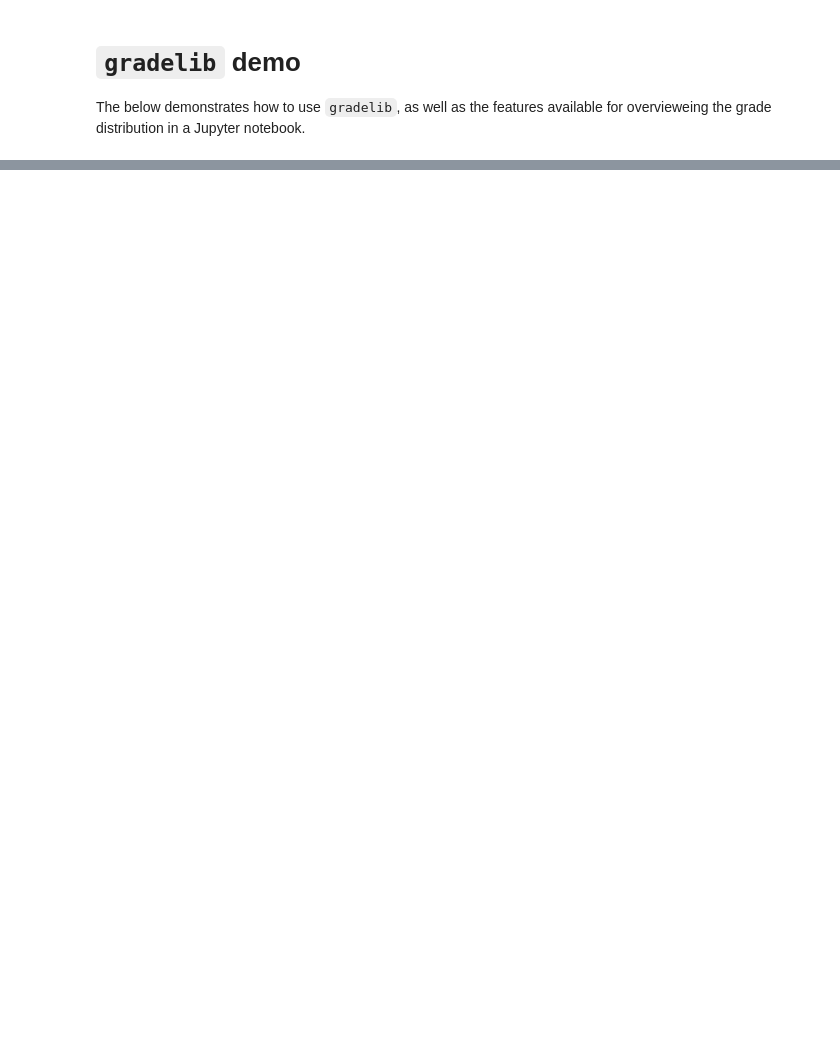
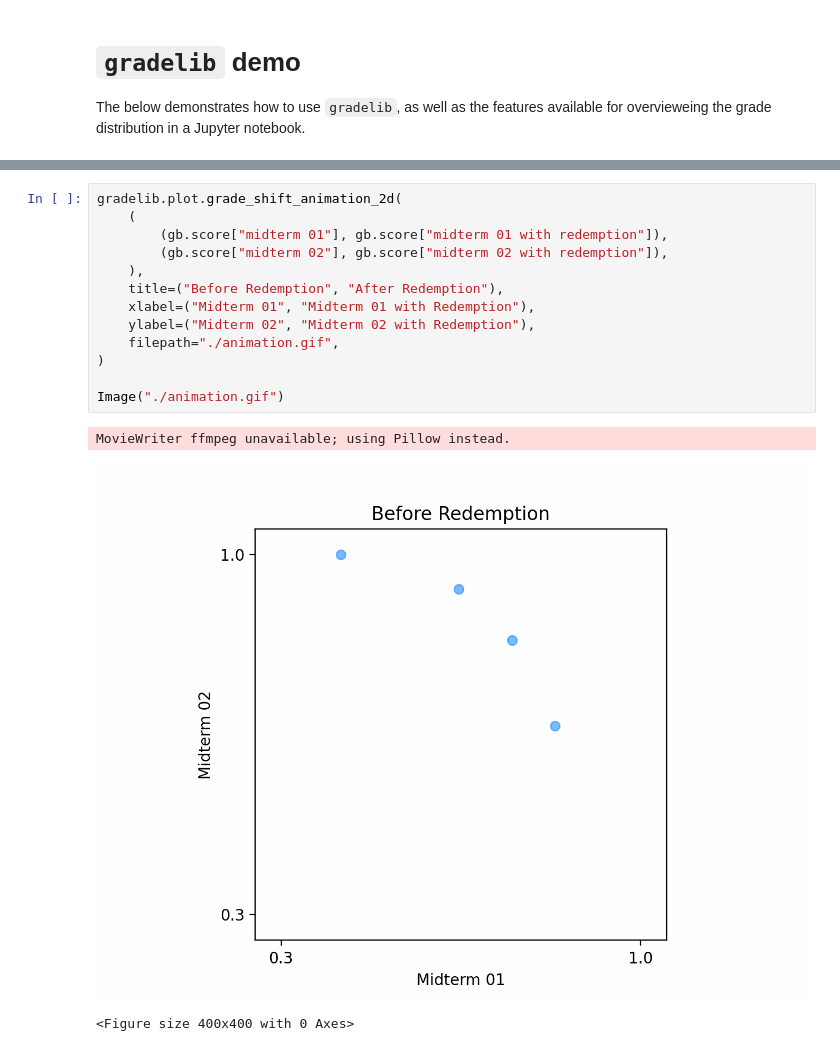
Before and after one commit to eldridgejm/gradelib, a Jupyter notebook: demo/Demo.ipynb, the cells around one changed output, grey strips where cells are left out. Saved outputs shown, nothing was run; the diff lists cells and outputs as text; blank space fills up the shorter version.

```diff
--- a/demo/Demo.ipynb
+++ b/demo/Demo.ipynb
@@ -67,0 +82,17 @@ Individual Outcomes
+# %%
+gradelib.plot.grade_shift_animation_2d(
+    (
+        (gb.score["midterm 01"], gb.score["midterm 01 with redemption"]),
+        (gb.score["midterm 02"], gb.score["midterm 02 with redemption"]),
+    ),
+    title=("Before Redemption", "After Redemption"),
+    xlabel=("Midterm 01", "Midterm 01 with Redemption"),
+    ylabel=("Midterm 02", "Midterm 02 with Redemption"),
+    filepath="./animation.gif",
+)
+
+Image("./animation.gif")
+# %% [output]
+MovieWriter ffmpeg unavailable; using Pillow instead.
+[figure, added]
+<Figure size 400x400 with 0 Axes>
```
Also changed, not shown: parts of 3 cells of this notebook, 10 other files.
